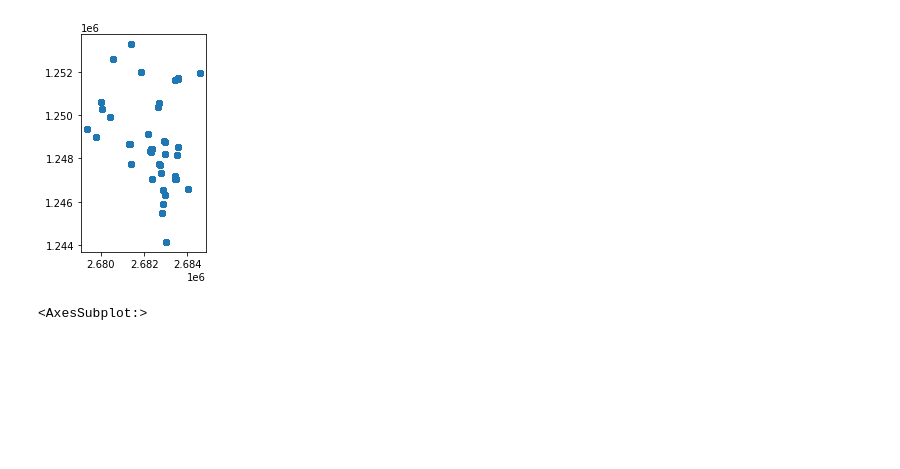
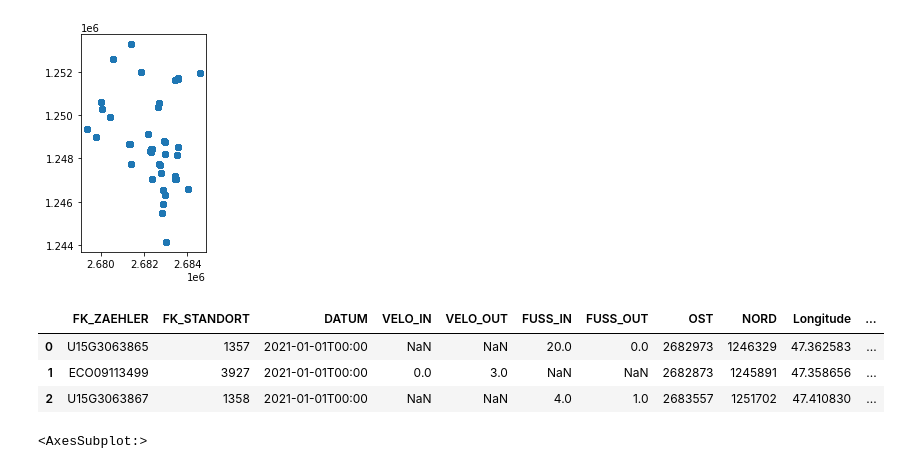
Before and after one commit to thereallinusrg/Velo-Zueri-Unfaelle, a Jupyter notebook: linus-notebook.ipynb, the cells around one changed output. Cells and saved outputs as stored; diff of their text form; code cells hidden in the pictures; blank space fills up the shorter version.

```diff
--- a/linus-notebook.ipynb
+++ b/linus-notebook.ipynb
@@ -14,4 +14,4 @@ VerkehrsZaehlung = pd.read_csv(r'data/2021_verkehrszaehlungen_werte_fussgaenger_
 
 # Turn it into a GeoDataFrame with point geometries
 Zaehlungen = gpd.GeoDataFrame(
-    VerkehrsZaehlung, geometry=gpd.points_from_xy(VerkehrsZaehlung.OST, VerkehrsZaehlung.NORD))
+    VerkehrsZaehlung, geometry=gpd.points_from_xy(VerkehrsZaehlung.OST, VerkehrsZaehlung.NORD), crs = "epsg:2056")
@@ -24,6 +23,13 @@ Zaehlungen.plot()
 # %% [output]
 <AxesSubplot:>
 [figure]
+# %%
+Zaehlungen.head(3)
+# %% [output]
+|  | FK_ZAEHLER | FK_STANDORT | DATUM | VELO_IN | VELO_OUT | FUSS_IN | FUSS_OUT | OST | NORD | Longitude | ... |
+| 0 | U15G3063865 | 1357 | 2021-01-01T00:00 | NaN | NaN | 20.0 | 0.0 | 2682973 | 1246329 | 47.362583 | ... |
+| 1 | ECO09113499 | 3927 | 2021-01-01T00:00 | 0.0 | 3.0 | NaN | NaN | 2682873 | 1245891 | 47.358656 | ... |
+| 2 | U15G3063867 | 1358 | 2021-01-01T00:00 | NaN | NaN | 4.0 | 1.0 | 2683557 | 1251702 | 47.410830 | ... |
 # %%
 VeloWege.plot()
 # %% [output]
```
Also changed, not shown: parts of 11 cells of this notebook, 4 other files.
